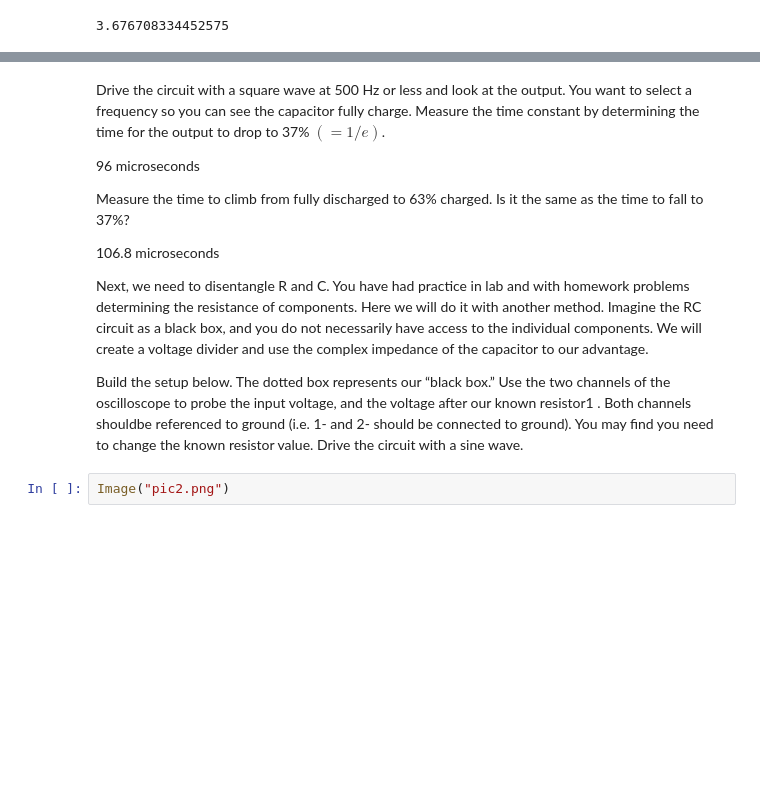
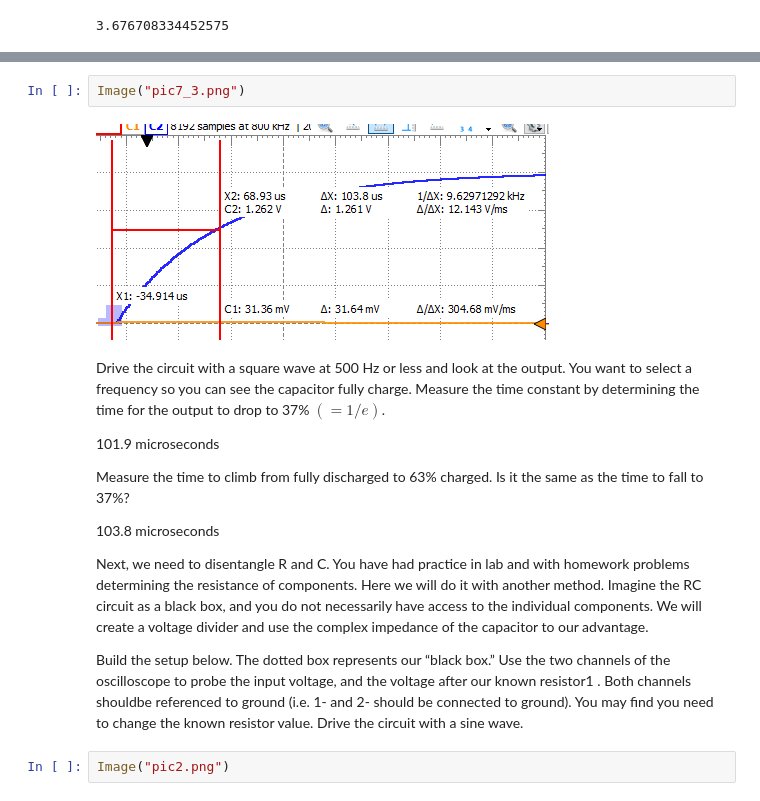
Before and after one commit to OwenGaustad2022/Electronics-330, a Jupyter notebook: Labs/Lab3/Lab3.ipynb, the cells around one changed output, grey strips where cells are left out. Saved outputs shown, nothing was run; the diff lists cells and outputs as text; blank space fills up the shorter version.

```diff
--- a/Labs/Lab3/Lab3.ipynb
+++ b/Labs/Lab3/Lab3.ipynb
@@ -61,13 +73,17 @@ Image("pic7.png")
+# %%
+Image("pic7_3.png")
+# %% [output]
+[figure, added]
 # %% [markdown]
 Drive the circuit with a square wave at 500 Hz or less and look at the output. You want to select a
 frequency so you can see the capacitor fully charge. Measure the time constant by determining the time
 for the output to drop to 37% $(=1/e)$.
 
-96 microseconds
+101.9 microseconds
 
 Measure the time to climb from fully discharged to 63% charged. Is it the same as the time to fall to 37%?
 
-106.8 microseconds
+103.8 microseconds
 
 Next, we need to disentangle R and C. You have had practice in lab and with homework problems
 determining the resistance of components. Here we will do it with another method. Imagine the RC circuit
```
Also changed, not shown: parts of 20 cells of this notebook, 16 other files.
